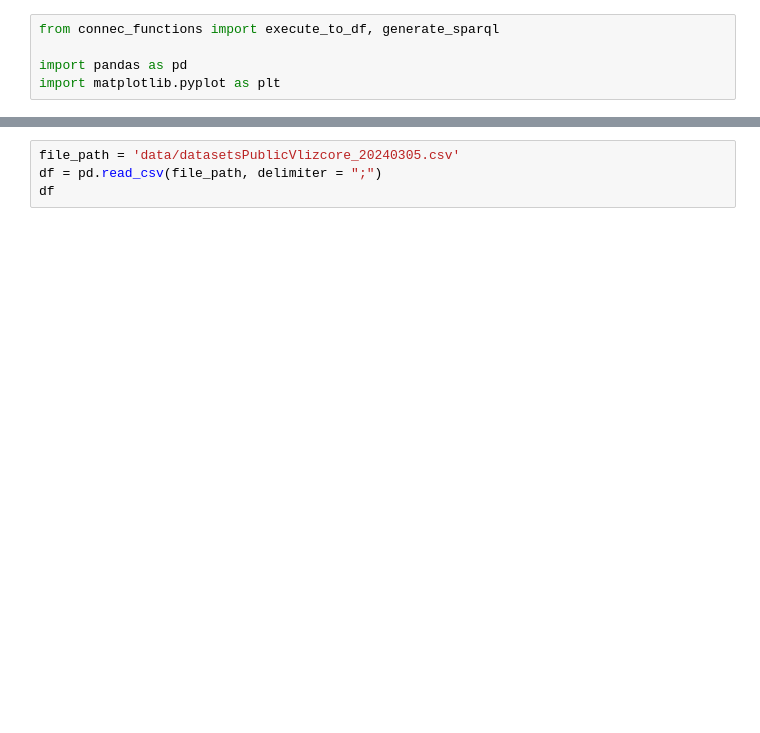
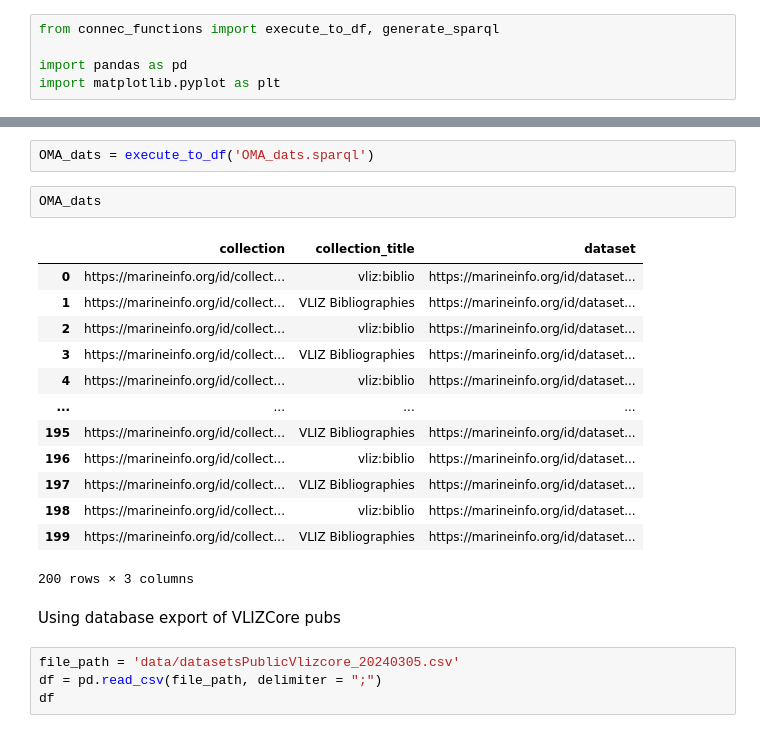
Before and after one commit to vliz-be-opsci/kpi_ofm_kgapproject, a Jupyter notebook: notebooks/Open Science Indicators.ipynb, the cells around one changed output, grey strips where cells are left out. Saved outputs shown, nothing was run; the diff lists cells and outputs as text; blank space fills up the shorter version.

```diff
--- a/notebooks/Open Science Indicators.ipynb
+++ b/notebooks/Open Science Indicators.ipynb
@@ -6,3 +101,23 @@ import matplotlib.pyplot as plt
+# %%
+OMA_dats = execute_to_df('OMA_dats.sparql')
+# %%
+OMA_dats
+# %% [output]
+|  | collection | collection_title | dataset |
+| 0 | https://marineinfo.org/id/collect... | vliz:biblio | https://marineinfo.org/id/dataset... |
+| 1 | https://marineinfo.org/id/collect... | VLIZ Bibliographies | https://marineinfo.org/id/dataset... |
+| 2 | https://marineinfo.org/id/collect... | vliz:biblio | https://marineinfo.org/id/dataset... |
+| 3 | https://marineinfo.org/id/collect... | VLIZ Bibliographies | https://marineinfo.org/id/dataset... |
+| 4 | https://marineinfo.org/id/collect... | vliz:biblio | https://marineinfo.org/id/dataset... |
+| ... | ... | ... | ... |
+| 195 | https://marineinfo.org/id/collect... | VLIZ Bibliographies | https://marineinfo.org/id/dataset... |
+| 196 | https://marineinfo.org/id/collect... | vliz:biblio | https://marineinfo.org/id/dataset... |
+| 197 | https://marineinfo.org/id/collect... | VLIZ Bibliographies | https://marineinfo.org/id/dataset... |
+| 198 | https://marineinfo.org/id/collect... | vliz:biblio | https://marineinfo.org/id/dataset... |
+| 199 | https://marineinfo.org/id/collect... | VLIZ Bibliographies | https://marineinfo.org/id/dataset... |
+200 rows × 3 columns
+# %% [markdown]
+Using database export of VLIZCore pubs
 # %%
 file_path = 'data/datasetsPublicVlizcore_20240305.csv'
 df = pd.read_csv(file_path, delimiter = ";")
```
Also changed, not shown: parts of 13 cells of this notebook, 5 other files.
